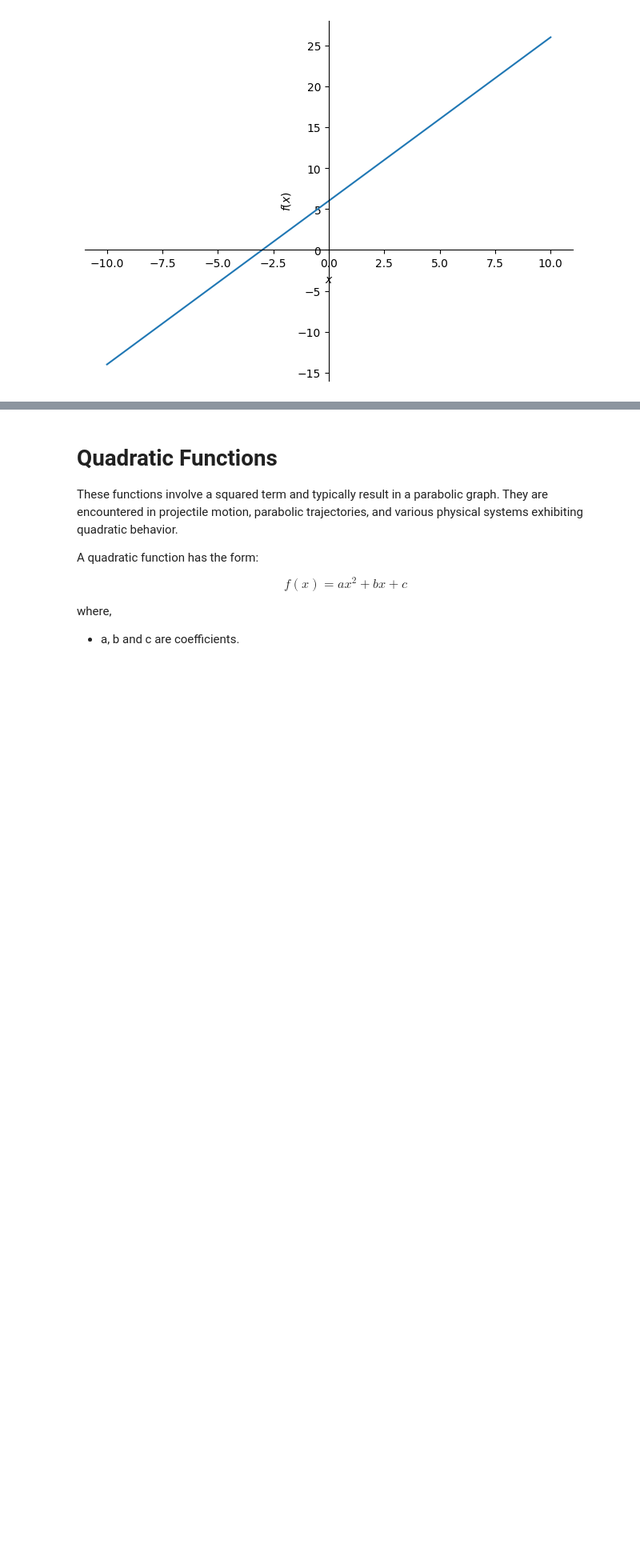
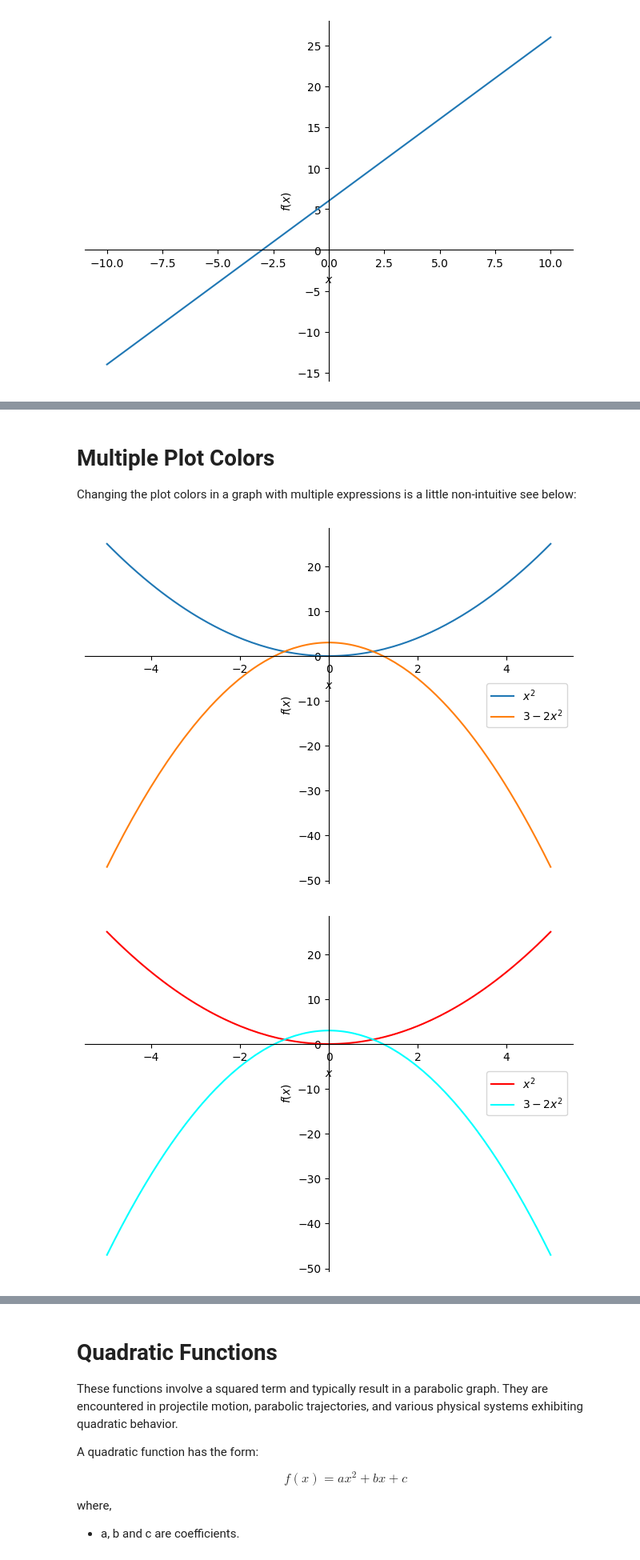
Before and after one commit to heath-barnett/chem3020, a Jupyter notebook: common_functions.ipynb, the cells around one changed output, grey strips where cells are left out. Shown at 80% size. Saved outputs shown, nothing was run; the diff lists cells and outputs as text; code cells hidden in the pictures; blank space fills up the shorter version.

```diff
--- a/common_functions.ipynb
+++ b/common_functions.ipynb
@@ -34,3 +58,16 @@ p3 = plot(g,h,(x,-5,5))
+# %% [markdown]
+# Multiple Plot Colors
+Changing the plot colors in a graph with multiple expressions is a little non-intuitive see below:
+# %%
+g = x**2
+h = -2*x**2+3
+p3 = plot(g,h,(x,-5,5),legend = True)
+p3[0].line_color = 'red' # p3[0] is the first expression listed g(x)
+p3[1].line_color = 'cyan'# p3[1] is the second expression listed h(x)
+p3.show()
+# %% [output]
+[figure, added]
+[figure, added]
 # %% [markdown]
 # Common Functions in Physical Science
 
```
Also changed, not shown: parts of 8 cells of this notebook.
